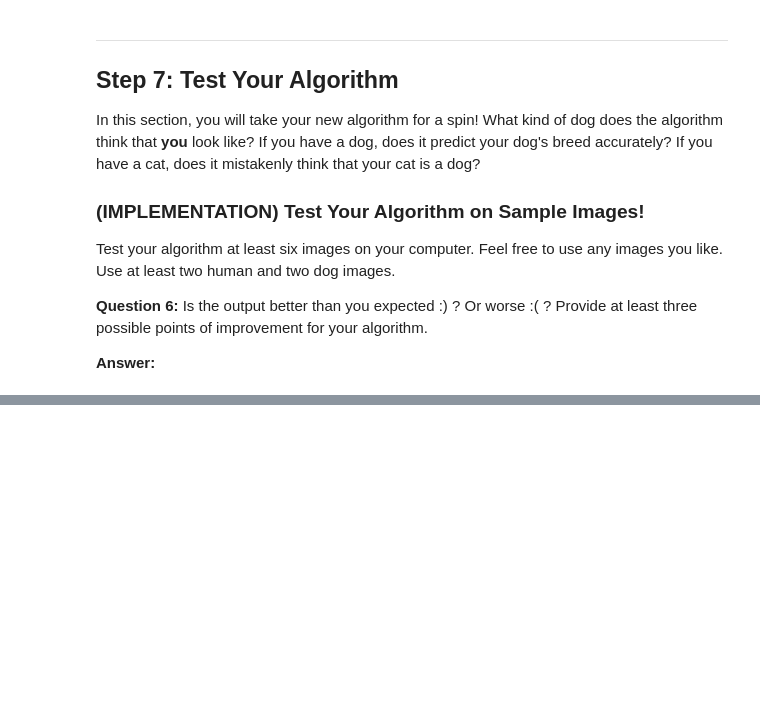
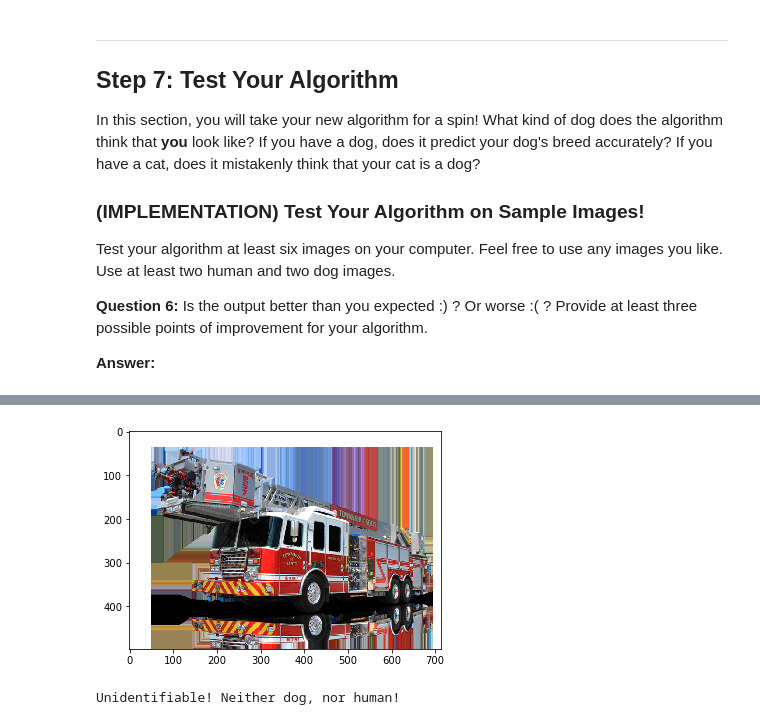
Before and after one commit to RoetGer/AIND2-dog-project, a Jupyter notebook: dog_app.ipynb, the cells around one changed output, grey strips where cells are left out. Saved outputs shown, nothing was run; the diff lists cells and outputs as text; code cells hidden in the pictures; blank space fills up the shorter version.

```diff
--- a/dog_app.ipynb
+++ b/dog_app.ipynb
@@ -925,0 +937,5 @@ example. Different Hyperparameters or regularization methods (e.g. BatchNormaliz
+# %%
+dog_breed_identifier('myImages/random1.png')
+# %% [output]
+[figure, added]
+Unidentifiable! Neither dog, nor human!
```
Also changed, not shown: parts of 21 cells of this notebook.
